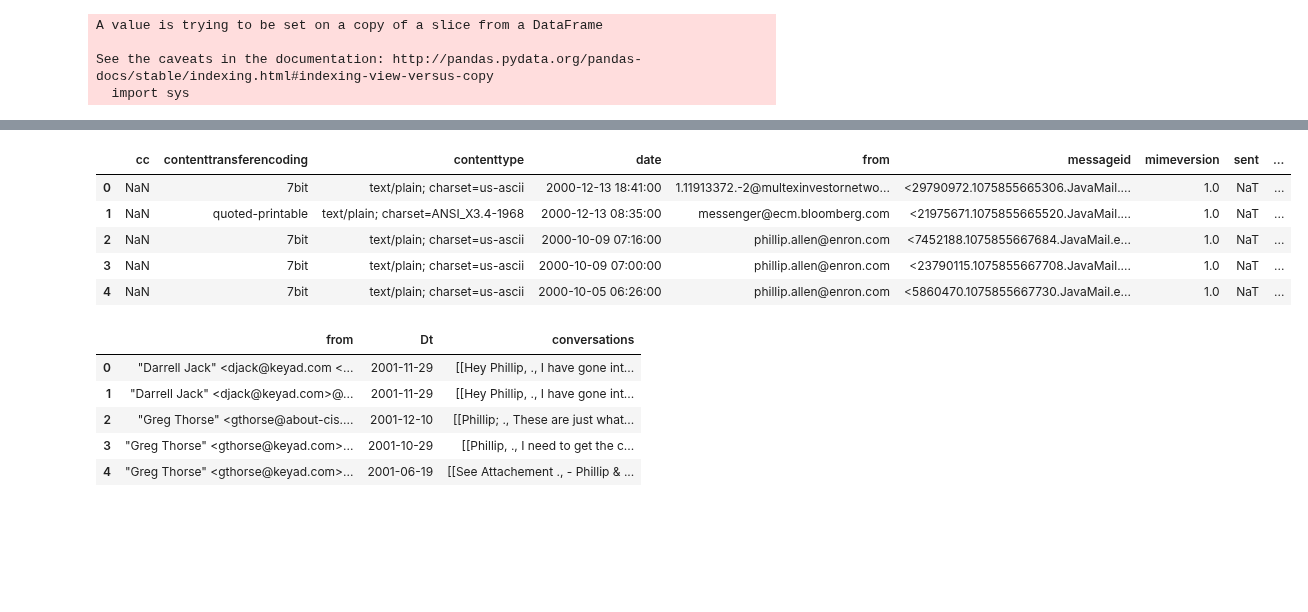
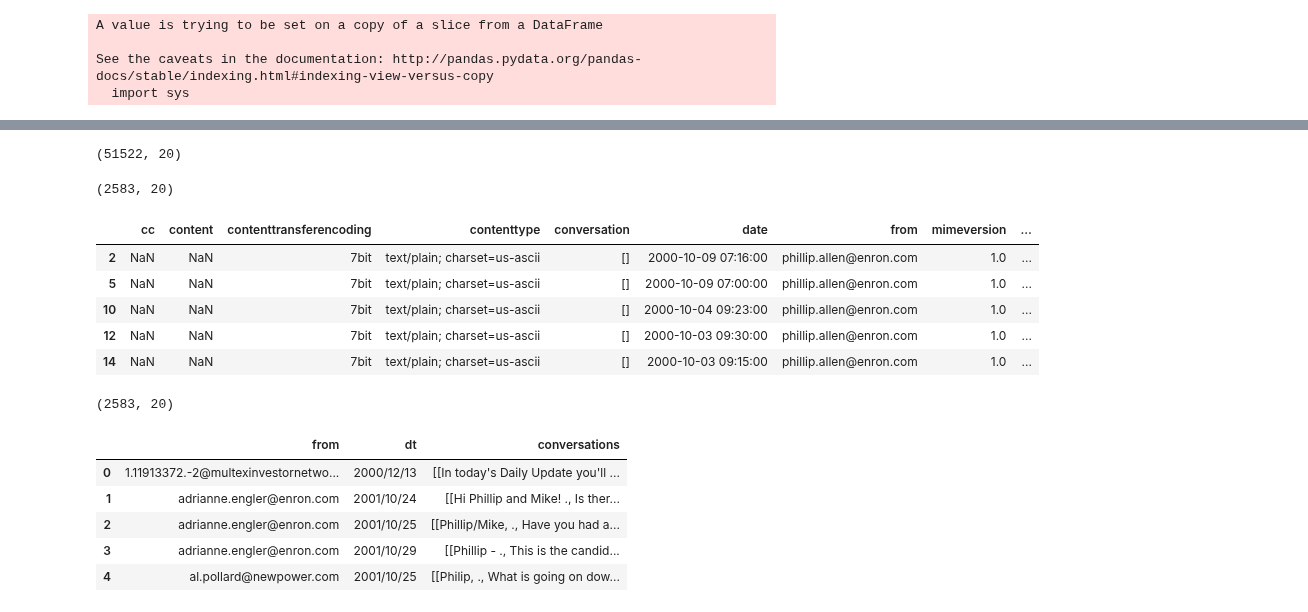
Before and after one commit to SNaveenMathew/TextMining, a Jupyter notebook: main.ipynb, the cells around one changed output, grey strips where cells are left out. Drawn from its saved outputs; the diff is of its cells as text; code cells hidden in the pictures; blank space fills up the shorter version.

```diff
--- a/main.ipynb
+++ b/main.ipynb
@@ -154,0 +244,4 @@ strings.head()
+# %%
+meta_data_start_pattern = meta_data_stop_pattern = "^[\>\ ]{1,}[Dd]ate:"
+strings = get_strings(strings, patts, meta_data_start_pattern, meta_data_stop_pattern, in_type = "html_email", meta_data = [])
+strings.head()
@@ -154,0 +258,18 @@ strings.head()
+# %%
+def get_dt(x):
+    try:
+        month = str(x.month)
+        day = str(x.day)
+        if day != 'nan':
+            return str(x.year) + "/" + "0"*(2-len(month)) + month + "/" + "0"*(2-len(day)) + day
+        else:
+            return None
+    except:
+        return None
+
+strings["dt"] = strings["date"].apply(lambda x: get_dt(x))
+# %%
+import pandas
+others = strings[strings['date'].apply(lambda x: x is None or type(x) == pandas._libs.tslib.NaTType)]
+strings = strings[strings['date'].apply(lambda x: x is not None and type(x) != pandas._libs.tslib.NaTType)]
+strings.head()
@@ -181,9 +287,19 @@ if in_type == "html_chat":
+# %%
+others1 = strings[strings['conversation'].apply(len) == 0]
+others1.shape
+# %% [output]
+(51522, 20)
+# %%
+strings = strings[strings['conversation'].apply(len) > 0]
+strings.shape
+# %% [output]
+(2583, 20)
 # %%
-strings.head()
+others1.head()
 # %% [output]
-|  | cc | contenttransferencoding | contenttype | date | from | messageid | mimeversion | sent | ... |
-| 0 | NaN | 7bit | text/plain; charset=us-ascii | 2000-12-13 18:41:00 | 1.11913372.-2@multexinvestornetwo... | <29790972.1075855665306.JavaMail.... | 1.0 | NaT | ... |
-| 1 | NaN | quoted-printable | text/plain; charset=ANSI_X3.4-1968 | 2000-12-13 08:35:00 | messenger@ecm.bloomberg.com | <21975671.1075855665520.JavaMail.... | 1.0 | NaT | ... |
-| 2 | NaN | 7bit | text/plain; charset=us-ascii | 2000-10-09 07:16:00 | phillip.allen@enron.com | <7452188.1075855667684.JavaMail.e... | 1.0 | NaT | ... |
-| 3 | NaN | 7bit | text/plain; charset=us-ascii | 2000-10-09 07:00:00 | phillip.allen@enron.com | <23790115.1075855667708.JavaMail.... | 1.0 | NaT | ... |
-| 4 | NaN | 7bit | text/plain; charset=us-ascii | 2000-10-05 06:26:00 | phillip.allen@enron.com | <5860470.1075855667730.JavaMail.e... | 1.0 | NaT | ... |
+|  | cc | content | contenttransferencoding | contenttype | conversation | date | from | mimeversion | ... |
+| 2 | NaN | NaN | 7bit | text/plain; charset=us-ascii | [] | 2000-10-09 07:16:00 | phillip.allen@enron.com | 1.0 | ... |
+| 5 | NaN | NaN | 7bit | text/plain; charset=us-ascii | [] | 2000-10-09 07:00:00 | phillip.allen@enron.com | 1.0 | ... |
+| 10 | NaN | NaN | 7bit | text/plain; charset=us-ascii | [] | 2000-10-04 09:23:00 | phillip.allen@enron.com | 1.0 | ... |
+| 12 | NaN | NaN | 7bit | text/plain; charset=us-ascii | [] | 2000-10-03 09:30:00 | phillip.allen@enron.com | 1.0 | ... |
+| 14 | NaN | NaN | 7bit | text/plain; charset=us-ascii | [] | 2000-10-03 09:15:00 | phillip.allen@enron.com | 1.0 | ... |
@@ -198,14 +306,29 @@ strings["Dt"] = strings["date"].apply(lambda x: get_Dt(x))
+# %%
+from util import not_empty
+def remove_empty(y):
+    if type(y) == list:
+        return [x for x in y if not_empty(x)]
+    elif type(y) == str:
+        if not_empty(y):
+            return y
+        else:
+            return []
+
+strings['conversation'] = strings['conversation'].apply(remove_empty)
+strings.shape
+# %% [output]
+(2583, 20)
 # %%
-user_conversations = strings.groupby(["from", "Dt"]).apply(lambda x: [y for y in x["conversation"].tolist() if len(y)>0]).reset_index(drop = False)
-user_conversations.columns = ["from", "Dt", "conversations"]
+user_conversations = strings.groupby(["from", "dt"]).apply(lambda x: [remove_empty(y) for y in x["conversation"].tolist() if len(y)>0]).reset_index(drop = False)
+user_conversations.columns = ["from", "dt", "conversations"]
 user_conversations.head()
 # %% [output]
-|  | from | Dt | conversations |
-| 0 | "Darrell Jack" <djack@keyad.com <... | 2001-11-29 | [[Hey Phillip, ., I have gone int... |
-| 1 | "Darrell Jack" <djack@keyad.com>@... | 2001-11-29 | [[Hey Phillip, ., I have gone int... |
-| 2 | "Greg Thorse" <gthorse@about-cis.... | 2001-12-10 | [[Phillip; ., These are just what... |
-| 3 | "Greg Thorse" <gthorse@keyad.com>... | 2001-10-29 | [[Phillip, ., I need to get the c... |
-| 4 | "Greg Thorse" <gthorse@keyad.com>... | 2001-06-19 | [[See Attachement ., - Phillip & ... |
+|  | from | dt | conversations |
+| 0 | 1.11913372.-2@multexinvestornetwo... | 2000/12/13 | [[In today's Daily Update you'll ... |
+| 1 | adrianne.engler@enron.com | 2001/10/24 | [[Hi Phillip and Mike! ., Is ther... |
+| 2 | adrianne.engler@enron.com | 2001/10/25 | [[Phillip/Mike, ., Have you had a... |
+| 3 | adrianne.engler@enron.com | 2001/10/29 | [[Phillip - ., This is the candid... |
+| 4 | al.pollard@newpower.com | 2001/10/25 | [[Philip, ., What is going on dow... |
 # %%
 try:
     strings = strings["conversation"]
```
Also changed, not shown: parts of 30 cells of this notebook, 2 other files.
